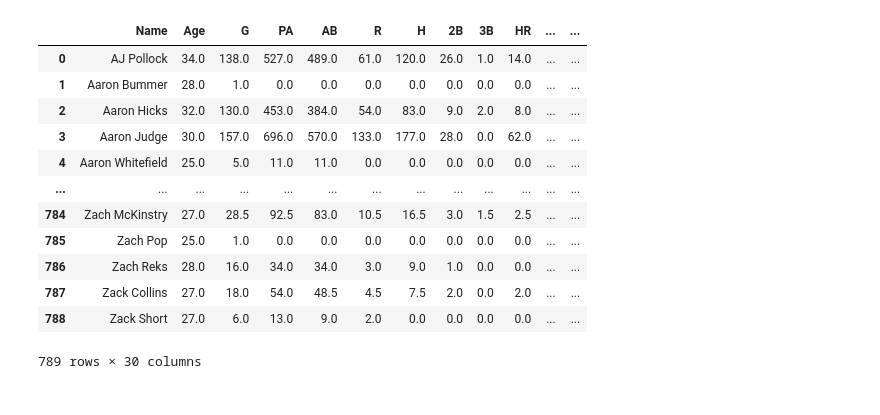
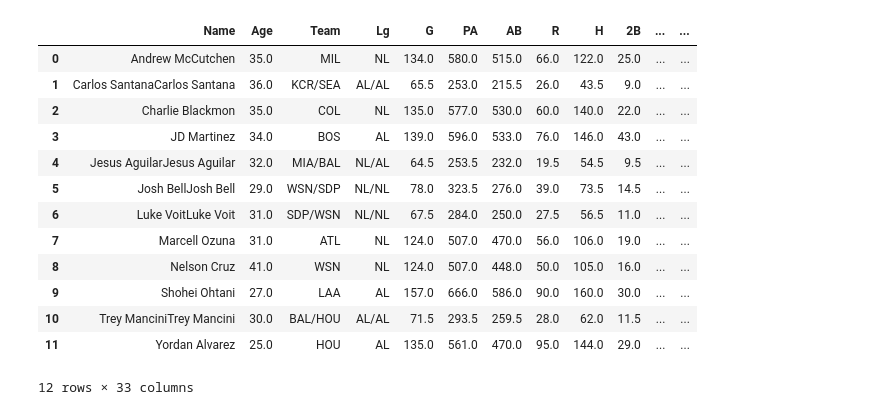
Before and after one commit to filip-r-casey/Data-mining-DH, a Jupyter notebook: DH_Classifier.ipynb, the cells around one changed output. Cells and saved outputs as stored; diff of their text form; code cells hidden in the pictures.

```diff
--- a/DH_Classifier.ipynb
+++ b/DH_Classifier.ipynb
@@ -8,4 +10,7 @@ from sklearn.preprocessing import LabelEncoder, MinMaxScaler
 # %%
 # pull dataframes from csv files
 dh_data = pd.read_csv('Final_MLB_Data.csv')
+dh_data = dh_data[dh_data["Qualified DH"] == "Yes"]
+
 dh_salary = pd.read_csv('player_salaries.csv')
+dh_data
@@ -12,26 +37,36 @@ dh_salary = pd.read_csv('player_salaries.csv')
 # %%
 def remove_non_letters(input_string):
     cleaned_string = re.sub(r'[^a-zA-ZÀ-ÿ ]', '', input_string)
     return cleaned_string
 
 # aggregate duplicates by averaging statistics
+def concat(series):
+    return '/'.join(series)
+aggregation_functions = {}
+for column in dh_data.columns:
+    if dh_data[column].dtype == 'object':
+        aggregation_functions[column] = concat
+    else:
+        aggregation_functions[column] = "mean"
+
 dh_data["Name"] = dh_data["Name"].apply(remove_non_letters)
-dh_data = dh_data.groupby('Name', as_index=False).mean()
+dh_data = dh_data.groupby('Name', as_index=False).agg(aggregation_functions)
 dh_data
 # %% [output]
-|  | Name | Age | G | PA | AB | R | H | 2B | 3B | HR | ... | ... |
-| 0 | AJ Pollock | 34.0 | 138.0 | 527.0 | 489.0 | 61.0 | 120.0 | 26.0 | 1.0 | 14.0 | ... | ... |
-| 1 | Aaron Bummer | 28.0 | 1.0 | 0.0 | 0.0 | 0.0 | 0.0 | 0.0 | 0.0 | 0.0 | ... | ... |
-| 2 | Aaron Hicks | 32.0 | 130.0 | 453.0 | 384.0 | 54.0 | 83.0 | 9.0 | 2.0 | 8.0 | ... | ... |
-| 3 | Aaron Judge | 30.0 | 157.0 | 696.0 | 570.0 | 133.0 | 177.0 | 28.0 | 0.0 | 62.0 | ... | ... |
-| 4 | Aaron Whitefield | 25.0 | 5.0 | 11.0 | 11.0 | 0.0 | 0.0 | 0.0 | 0.0 | 0.0 | ... | ... |
-| ... | ... | ... | ... | ... | ... | ... | ... | ... | ... | ... | ... | ... |
-| 784 | Zach McKinstry | 27.0 | 28.5 | 92.5 | 83.0 | 10.5 | 16.5 | 3.0 | 1.5 | 2.5 | ... | ... |
-| 785 | Zach Pop | 25.0 | 1.0 | 0.0 | 0.0 | 0.0 | 0.0 | 0.0 | 0.0 | 0.0 | ... | ... |
-| 786 | Zach Reks | 28.0 | 16.0 | 34.0 | 34.0 | 3.0 | 9.0 | 1.0 | 0.0 | 0.0 | ... | ... |
-| 787 | Zack Collins | 27.0 | 18.0 | 54.0 | 48.5 | 4.5 | 7.5 | 2.0 | 0.0 | 2.0 | ... | ... |
-| 788 | Zack Short | 27.0 | 6.0 | 13.0 | 9.0 | 2.0 | 0.0 | 0.0 | 0.0 | 0.0 | ... | ... |
+|  | Name | Age | Team | Lg | G | PA | AB | R | H | 2B | ... | ... |
+| 0 | Andrew McCutchen | 35.0 | MIL | NL | 134.0 | 580.0 | 515.0 | 66.0 | 122.0 | 25.0 | ... | ... |
+| 1 | Carlos SantanaCarlos Santana | 36.0 | KCR/SEA | AL/AL | 65.5 | 253.0 | 215.5 | 26.0 | 43.5 | 9.0 | ... | ... |
+| 2 | Charlie Blackmon | 35.0 | COL | NL | 135.0 | 577.0 | 530.0 | 60.0 | 140.0 | 22.0 | ... | ... |
+| 3 | JD Martinez | 34.0 | BOS | AL | 139.0 | 596.0 | 533.0 | 76.0 | 146.0 | 43.0 | ... | ... |
+| 4 | Jesus AguilarJesus Aguilar | 32.0 | MIA/BAL | NL/AL | 64.5 | 253.5 | 232.0 | 19.5 | 54.5 | 9.5 | ... | ... |
+| 5 | Josh BellJosh Bell | 29.0 | WSN/SDP | NL/NL | 78.0 | 323.5 | 276.0 | 39.0 | 73.5 | 14.5 | ... | ... |
+| 6 | Luke VoitLuke Voit | 31.0 | SDP/WSN | NL/NL | 67.5 | 284.0 | 250.0 | 27.5 | 56.5 | 11.0 | ... | ... |
+| 7 | Marcell Ozuna | 31.0 | ATL | NL | 124.0 | 507.0 | 470.0 | 56.0 | 106.0 | 19.0 | ... | ... |
+| 8 | Nelson Cruz | 41.0 | WSN | NL | 124.0 | 507.0 | 448.0 | 50.0 | 105.0 | 16.0 | ... | ... |
+| 9 | Shohei Ohtani | 27.0 | LAA | AL | 157.0 | 666.0 | 586.0 | 90.0 | 160.0 | 30.0 | ... | ... |
+| 10 | Trey ManciniTrey Mancini | 30.0 | BAL/HOU | AL/AL | 71.5 | 293.5 | 259.5 | 28.0 | 62.0 | 11.5 | ... | ... |
+| 11 | Yordan Alvarez | 25.0 | HOU | AL | 135.0 | 561.0 | 470.0 | 95.0 | 144.0 | 29.0 | ... | ... |
-789 rows × 30 columns
+12 rows × 33 columns
 # %%
 # collect training data for valuable and non valueable dh
 combined_df = pd.merge(dh_data,dh_salary, left_on="Name", right_on="player name", how="left")
```
Also changed, not shown: parts of 5 cells of this notebook, 7 other files.
